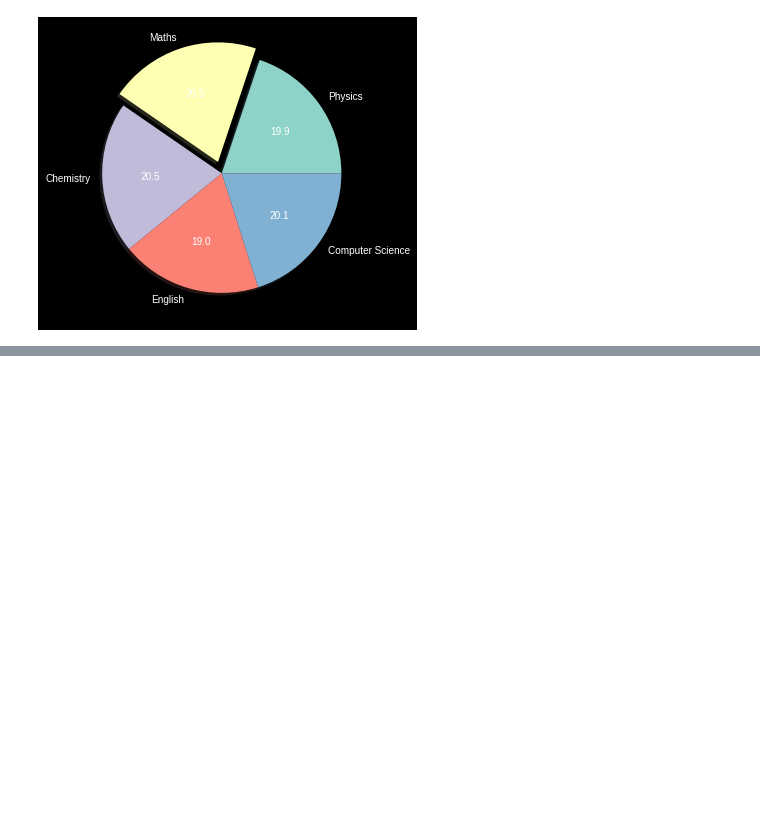
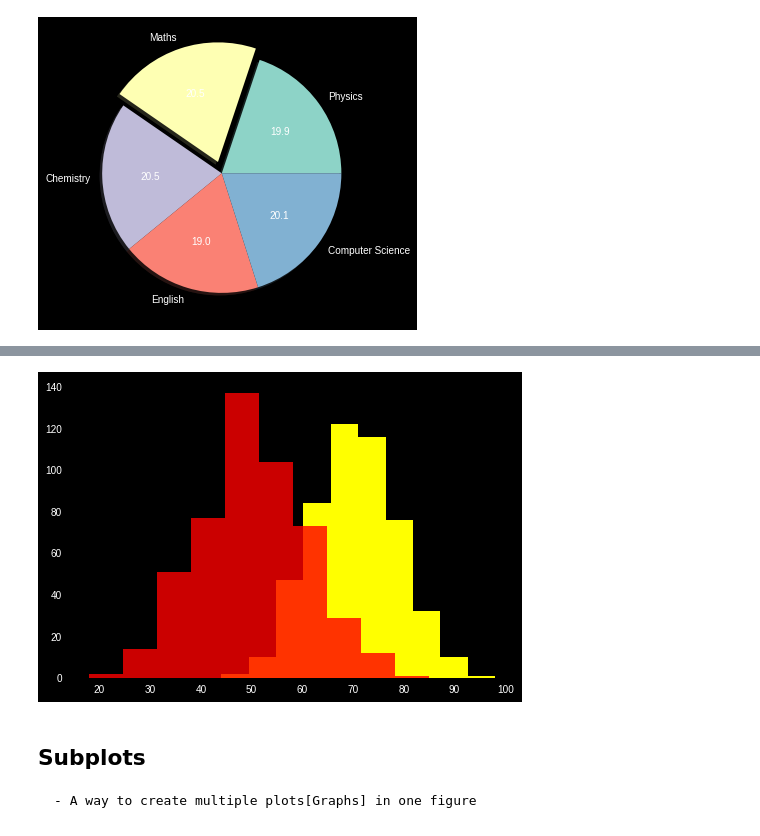
Before and after one commit to Alpha-0010/DataScience, a Jupyter notebook: Data Viz- Matplotlib/Matplotlib.ipynb, the cells around one changed output, grey strips where cells are left out. Drawn from its saved outputs; the diff is of its cells as text; code cells hidden in the pictures; blank space fills up the shorter version.

```diff
--- a/Data Viz- Matplotlib/Matplotlib.ipynb
+++ b/Data Viz- Matplotlib/Matplotlib.ipynb
@@ -125,0 +124,11 @@ Microsoft, Visa, Adobe, Optum, UBS, Morgan Stanley, JP Morgan, 3 startups, Motor
+# %%
+# Generates random data in Standard normal point.
+x_snd=np.random.randn(500)
+# %%
+# Mean=70, std=8.
+Mathmean=70
+Mathstd=8
+Physicsmean=50
+Physicsstd=10
+mathsMarks=np.round(x_snd*Mathstd +Mathmean)
+physicsMarks=np.round(x_snd*Physicsstd+Physicsmean)
@@ -125,0 +138,15 @@ Microsoft, Visa, Adobe, Optum, UBS, Morgan Stanley, JP Morgan, 3 startups, Motor
+# %%
+# bins is the width.
+# binWidth= (maxValue-minValue)/(bins)
+# Determine the intervals: x=minValue+binWindth, y=x+binWindth, y+binWidth,.....
+# Then after that plt.hist() determines the intervals and plots the frequency of the elements in
+# intervals in the graph.
+# alpha gives opacity to the graph.
+plt.hist(mathsMarks,color='yellow')
+plt.hist(physicsMarks,color='red',alpha=0.8)
+plt.show()
+# %% [output]
+[figure, added]
+# %% [markdown]
+## Subplots
+    - A way to create multiple plots[Graphs] in one figure
```
Also changed, not shown: parts of 16 cells of this notebook.
